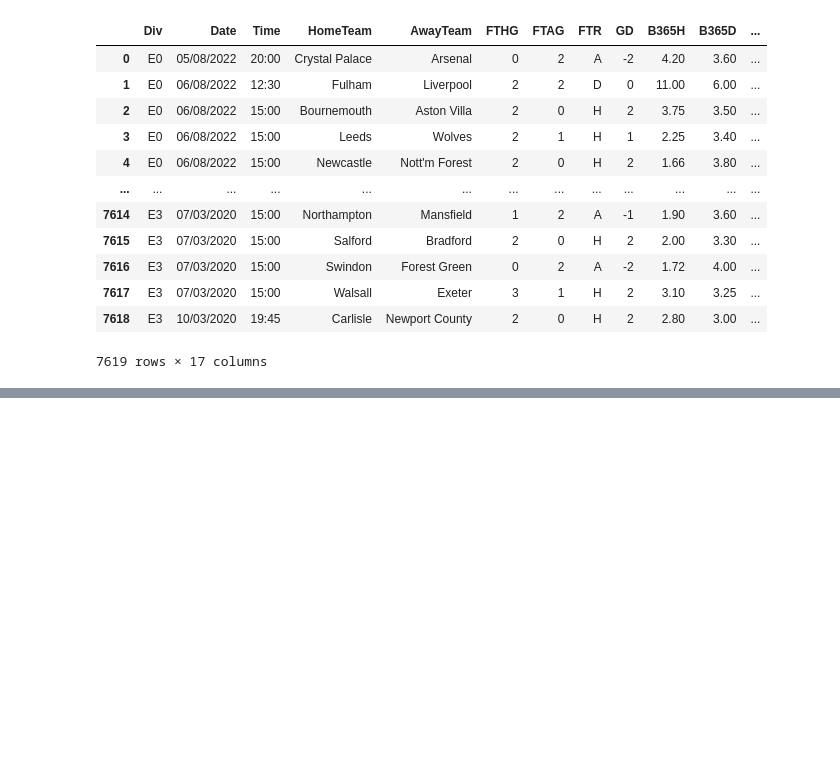
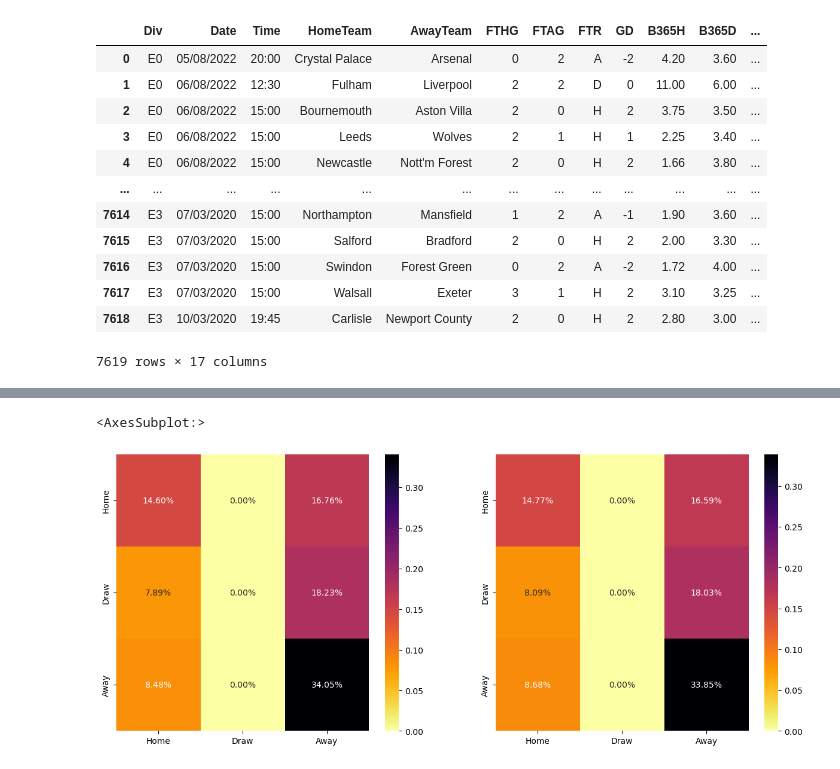
Before and after one commit to apramm/EnglishPremierLeague-BettingOddsModel, a Jupyter notebook: 323-project-Copy1.ipynb, the cells around one changed output, grey strips where cells are left out. Saved outputs shown, nothing was run; the diff lists cells and outputs as text; code cells hidden in the pictures; blank space fills up the shorter version.

```diff
--- a/323-project-Copy1.ipynb
+++ b/323-project-Copy1.ipynb
@@ -231,11 +235,12 @@ final_2
 | 7618 | E3 | 10/03/2020 | 19:45 | Carlisle | Newport County | 2 | 0 | H | 2 | 2.80 | 3.00 | ... |
 7619 rows × 17 columns
 # %%
-final_2["BetPred"] = final_2["BetPred"].apply(lambda x: x.replace("B365", " "))
-final_2["AvgPred"] = final_2["AvgPred"].apply(lambda x: x.replace("Avg", " "))
+final_2["BetPred"] = final_2["BetPred"].apply(lambda x: x.replace("B365", "").strip())
+final_2["AvgPred"] = final_2["AvgPred"].apply(lambda x: x.replace("Avg", "").strip())
 final_column = ['Div', 'Date', 'Time', 'HomeTeam', 'AwayTeam', 'FTHG', 'FTAG', 'FTR',
        'GD', 'B365H', 'B365D', 'B365A','BetPred', 'AvgH', 'AvgD', 'AvgA','AvgPred']
 final_2 = final_2.reindex(columns = final_column)
-final_2.head()
+betting_odds = final_2
+betting_odds
 # %% [output]
 |  | Div | Date | Time | HomeTeam | AwayTeam | FTHG | FTAG | FTR | GD | B365H | B365D | ... |
@@ -246,0 +259,24 @@ final_2.head()
+# %%
+# Creating a confusion matrix to see how accurate odds are in itself
+results = betting_odds["FTR"]
+avg_pred = betting_odds["AvgPred"]
+cf_matrix_1 = confusion_matrix(results, avg_pred)
+pred_365 = betting_odds["BetPred"]
+cf_matrix_2 = confusion_matrix(results, pred_365)
+
+
+
+# print((results == avg_pred).value_counts())
+# print(results.value_counts())
+# print(avg_pred.value_counts())
+# remove later
+# %%
+fig, ax = plt.subplots(1, 2, figsize = (15, 6))
+sns.heatmap(cf_matrix_1/np.sum(cf_matrix_1), annot=True, fmt='.2%', cmap='inferno_r', xticklabels = ["Home", "Draw", "Away"],
+            yticklabels = ["Home", "Draw", "Away"], ax = ax[1])
+
+sns.heatmap(cf_matrix_2/np.sum(cf_matrix_2), annot=True, fmt='.2%', cmap='inferno_r', xticklabels = ["Home", "Draw", "Away"],
+            yticklabels = ["Home", "Draw", "Away"], ax = ax[0])
+# %% [output]
+<AxesSubplot:>
+[figure, added]
```
Also changed, not shown: parts of 25 cells of this notebook.
